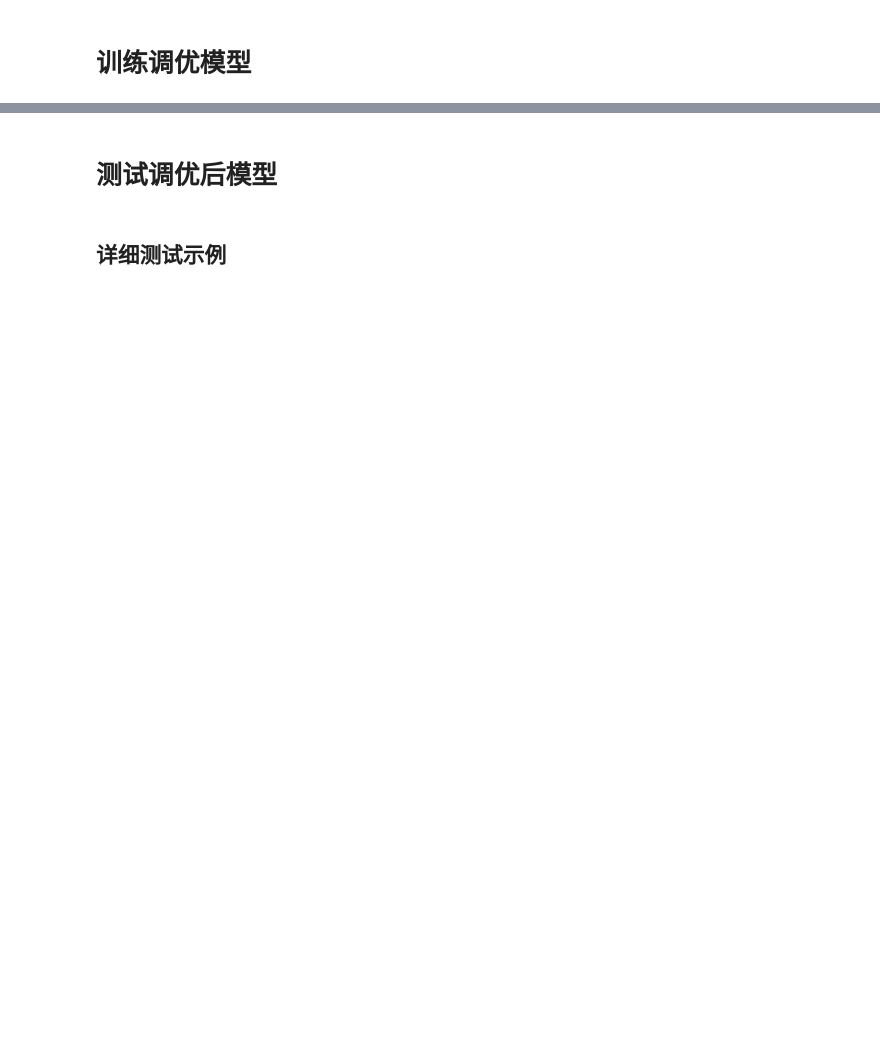
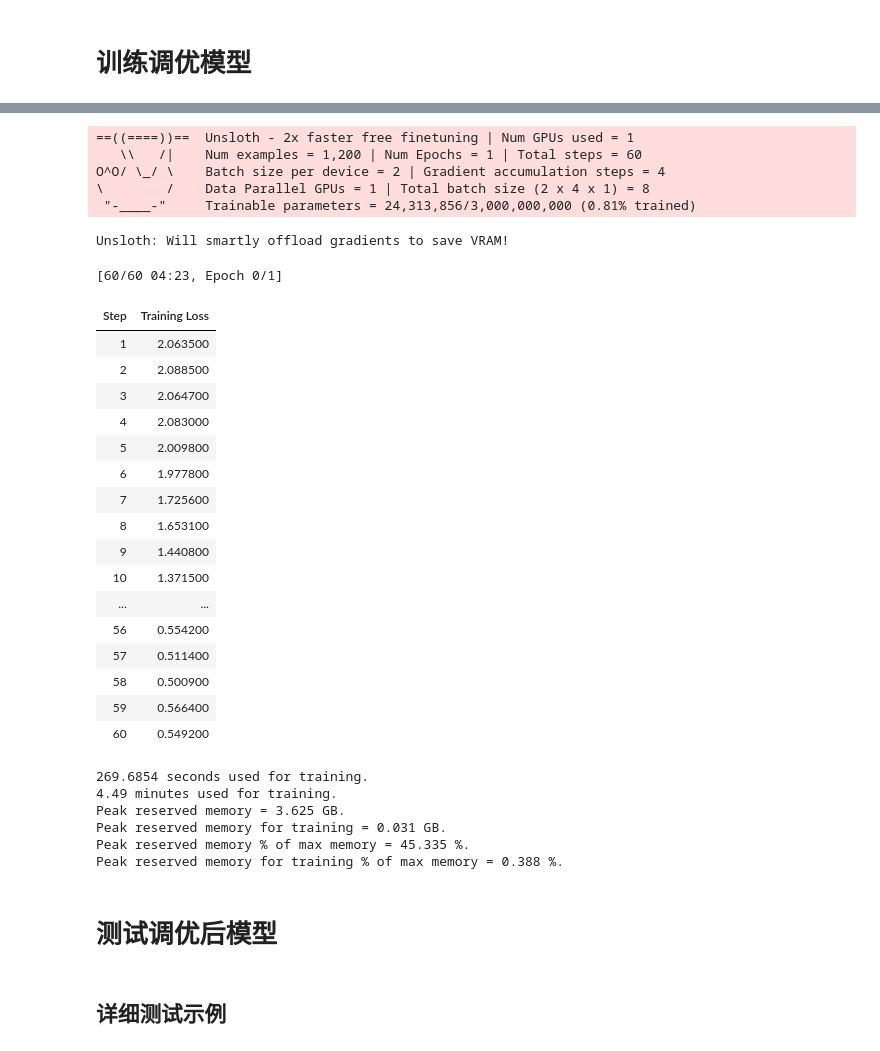
Before and after one commit to Delysid749/LLM-Personality-Recognition, a Jupyter notebook: finetune/finetune.ipynb, the cells around one changed output, grey strips where cells are left out. Cells and saved outputs as stored; diff of their text form; code cells hidden in the pictures; blank space fills up the shorter version.

```diff
--- a/finetune/finetune.ipynb
+++ b/finetune/finetune.ipynb
@@ -78,7 +91,7 @@ alpaca_prompt = """
     ## Constraints
     - Evaluate based solely on the information provided by the user, ensuring the assessment is objective and accurate.
     - Even if the information provided by the user may be incomplete, You will still try your best to give the scores for the Big Five personality traits.
-
+    - The output format must be: "Their Big Five personality traits are:\nOpenness: [score]\nExtraversion: [score]\nNeuroticism: [score]\nAgreeableness: [score]\nConscientiousness: [score]"
 
 ### Input:
 {}
@@ -149,7 +301,7 @@ trainer = SFTTrainer(
         gradient_accumulation_steps = 4,
         warmup_steps = 5,
         # num_train_epochs = 1, # Set this for 1 full training run.
-        max_steps = 80,
+        max_steps = 60,
         learning_rate = 2e-4,
         fp16 = not is_bfloat16_supported(),
         bf16 = is_bfloat16_supported(),
@@ -172,19 +327,50 @@ print(f"{start_gpu_memory} GB of memory reserved.")
 # %%
-# trainer_stats = trainer.train()
-# # @title Show final memory and time stats
-#
-# used_memory = round(torch.cuda.max_memory_reserved() / 1024 / 1024 / 1024, 3)
-# used_memory_for_lora = round(used_memory - start_gpu_memory, 3)
-# used_percentage = round(used_memory / max_memory * 100, 3)
-# lora_percentage = round(used_memory_for_lora / max_memory * 100, 3)
-# print(f"{trainer_stats.metrics['train_runtime']} seconds used for training.")
-# print(
-#     f"{round(trainer_stats.metrics['train_runtime']/60, 2)} minutes used for training."
-# )
-# print(f"Peak reserved memory = {used_memory} GB.")
-# print(f"Peak reserved memory for training = {used_memory_for_lora} GB.")
-# print(f"Peak reserved memory % of max memory = {used_percentage} %.")
-# print(f"Peak reserved memory for training % of max memory = {lora_percentage} %.")
+trainer_stats = trainer.train()
+# @title Show final memory and time stats
+
+used_memory = round(torch.cuda.max_memory_reserved() / 1024 / 1024 / 1024, 3)
+used_memory_for_lora = round(used_memory - start_gpu_memory, 3)
+used_percentage = round(used_memory / max_memory * 100, 3)
+lora_percentage = round(used_memory_for_lora / max_memory * 100, 3)
+print(f"{trainer_stats.metrics['train_runtime']} seconds used for training.")
+print(
+    f"{round(trainer_stats.metrics['train_runtime']/60, 2)} minutes used for training."
+)
+print(f"Peak reserved memory = {used_memory} GB.")
+print(f"Peak reserved memory for training = {used_memory_for_lora} GB.")
+print(f"Peak reserved memory % of max memory = {used_percentage} %.")
+print(f"Peak reserved memory for training % of max memory = {lora_percentage} %.")
+# %% [output]
+==((====))==  Unsloth - 2x faster free finetuning | Num GPUs used = 1
+   \\   /|    Num examples = 1,200 | Num Epochs = 1 | Total steps = 60
+O^O/ \_/ \    Batch size per device = 2 | Gradient accumulation steps = 4
+\        /    Data Parallel GPUs = 1 | Total batch size (2 x 4 x 1) = 8
+ "-____-"     Trainable parameters = 24,313,856/3,000,000,000 (0.81% trained)
+Unsloth: Will smartly offload gradients to save VRAM!
+[60/60 04:23, Epoch 0/1]
+| Step | Training Loss |
+| 1 | 2.063500 |
+| 2 | 2.088500 |
+| 3 | 2.064700 |
+| 4 | 2.083000 |
+| 5 | 2.009800 |
+| 6 | 1.977800 |
+| 7 | 1.725600 |
+| 8 | 1.653100 |
+| 9 | 1.440800 |
+| 10 | 1.371500 |
+| ... | ... |
+| 56 | 0.554200 |
+| 57 | 0.511400 |
+| 58 | 0.500900 |
+| 59 | 0.566400 |
+| 60 | 0.549200 |
+269.6854 seconds used for training.
+4.49 minutes used for training.
+Peak reserved memory = 3.625 GB.
+Peak reserved memory for training = 0.031 GB.
+Peak reserved memory % of max memory = 45.335 %.
+Peak reserved memory for training % of max memory = 0.388 %.
 # %% [markdown]
 # 测试调优后模型
 # %%
```
Also changed, not shown: parts of 17 cells of this notebook, 1 other file.
